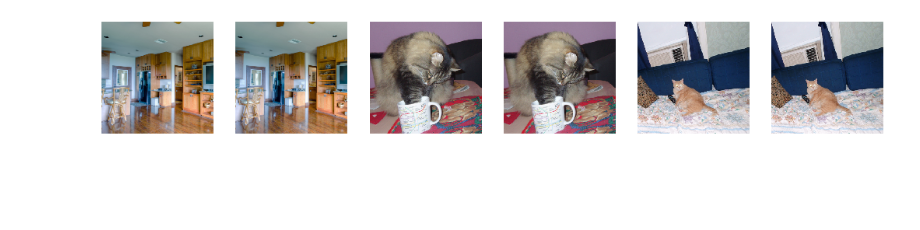
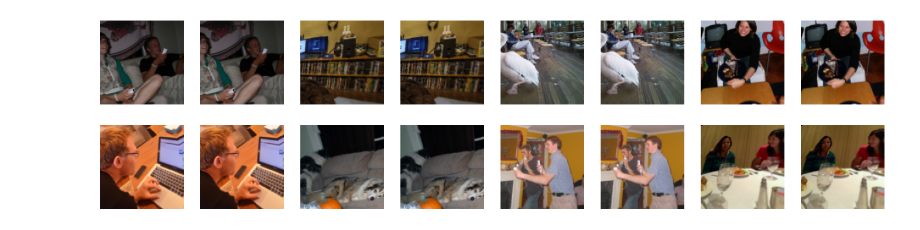
Before and after one commit to lgvaz/faststyle, a Jupyter notebook: examples/simple_unet.ipynb, the cells around one changed output. Saved outputs shown, nothing was run; the diff lists cells and outputs as text; code cells hidden in the pictures; blank space fills up the shorter version.

```diff
--- a/examples/simple_unet.ipynb
+++ b/examples/simple_unet.ipynb
@@ -31,12 +29,12 @@ show_images([PILImage.create(fn) for fn in style_fns])
 # %%
 dblock = DataBlock(style_blocks, get_items=get_image_files, splitter=RandomSplitter(.1),
-                   item_tfms=[Resize(400)],
+                   item_tfms=[Resize(128)],
                    batch_tfms=[*aug_transforms(), NormalizeX.from_stats(*coco_stats)])
 # %%
 dls = dblock.dataloaders(source, bs=8); dls.c = 3
-dls.show_batch(rows=1, max_n=3)
+dls.show_batch()
 # %% [output]
-[figure, old version]
+[figure, new version]
 # %%
 get_feats = LayerFeats.from_feat_m(FeatModels.vgg19)
 # %%
```
Also changed, not shown: parts of 10 cells of this notebook, 26 other files.
